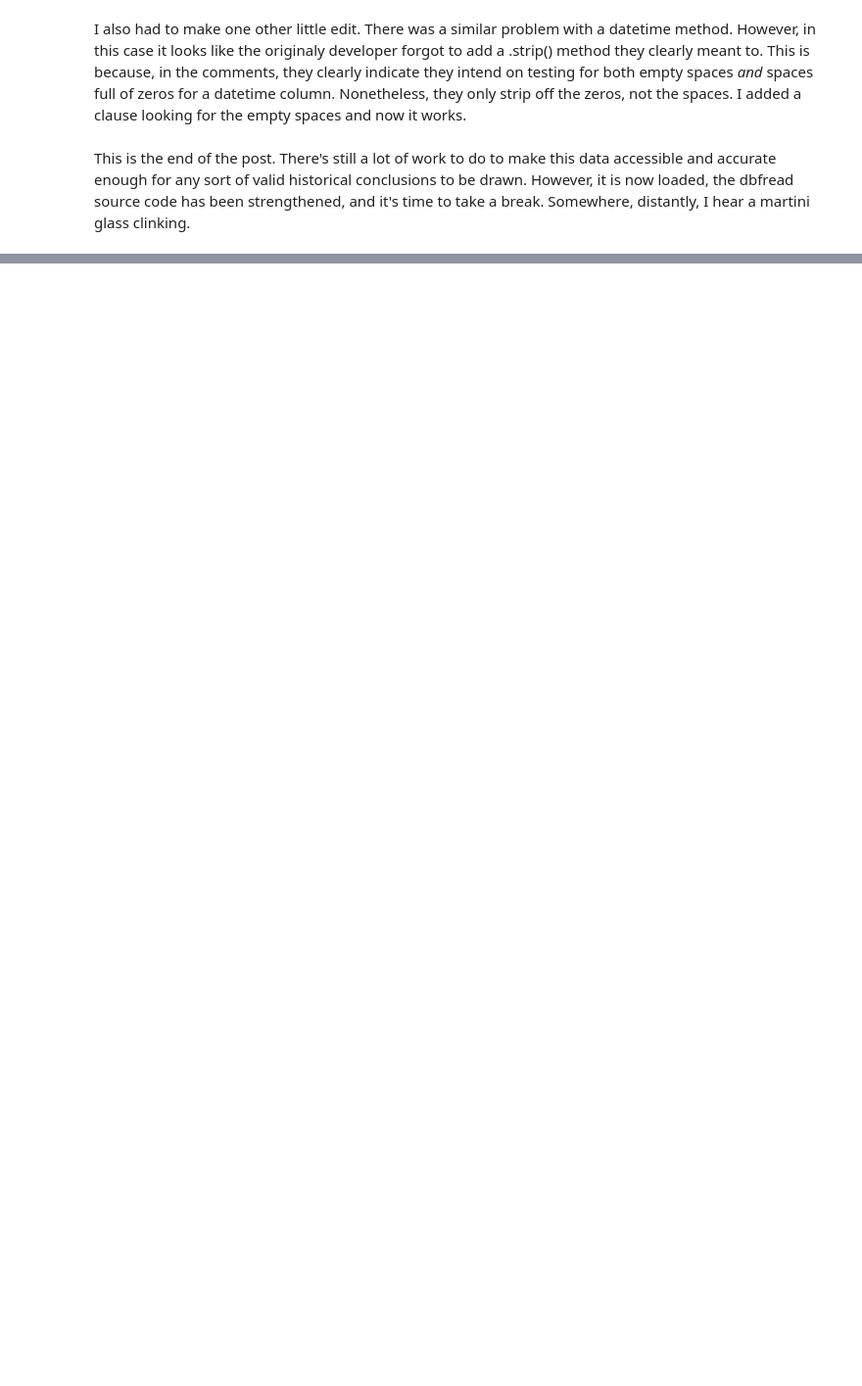
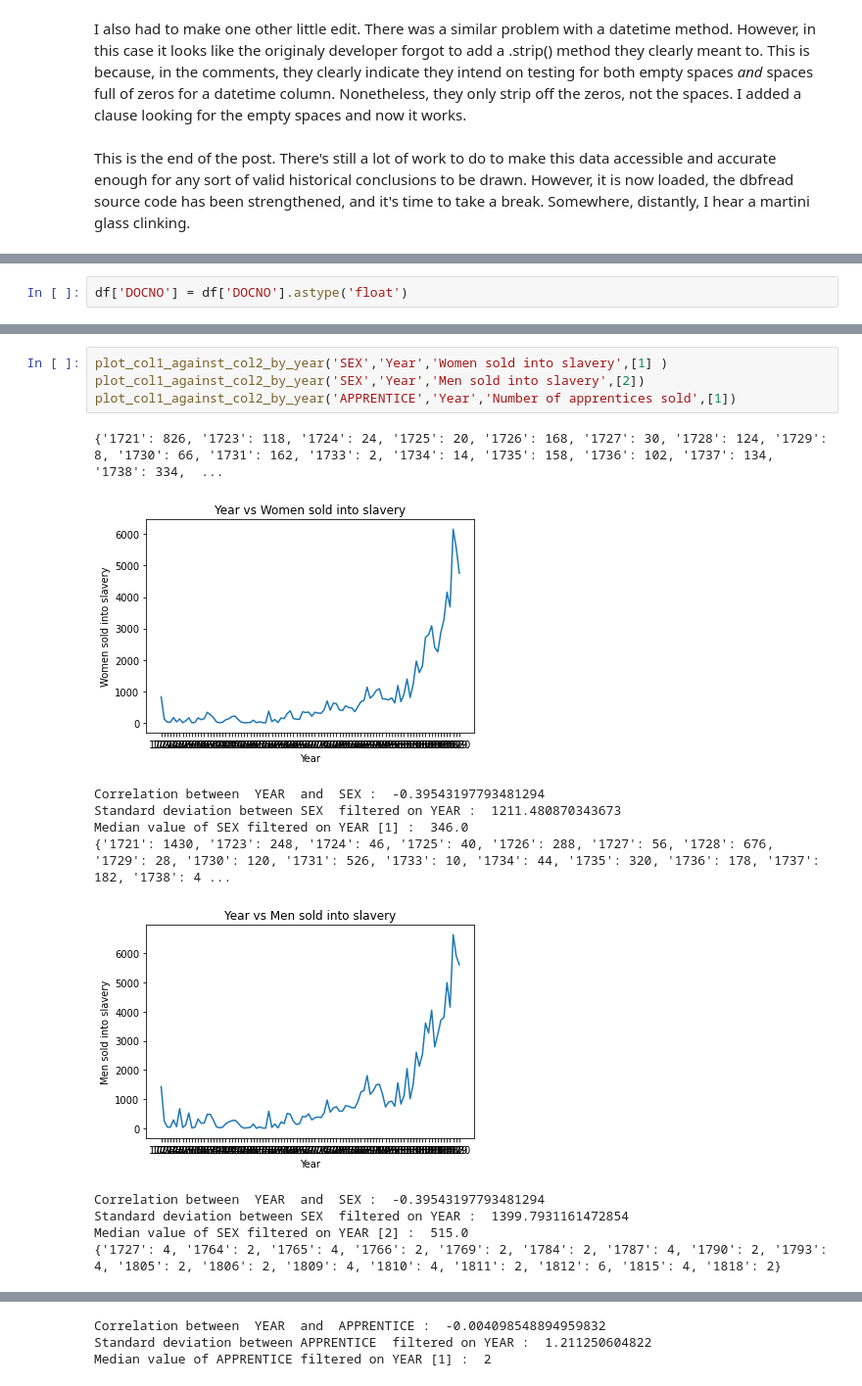
Before and after one commit to janneyt/Slave-Experience-Data-Analysis, a Jupyter notebook: SlaveExperienceLouisianaPart1(1).ipynb, the cells around one changed output, grey strips where cells are left out. Shown: that part at 98% size. Drawn from its saved outputs; the diff is of its cells as text; blank space fills up the shorter version.

```diff
--- a/SlaveExperienceLouisianaPart1(1).ipynb
+++ b/SlaveExperienceLouisianaPart1(1).ipynb
@@ -123,0 +735,2 @@ This is the end of the post. There's still a lot of work to do to make this data
+# %%
+df['DOCNO'] = df['DOCNO'].astype('float')
@@ -123,0 +1479,16 @@ This is the end of the post. There's still a lot of work to do to make this data
+# %%
+plot_col1_against_col2_by_year('SEX','Year','Women sold into slavery',[1] )
+plot_col1_against_col2_by_year('SEX','Year','Men sold into slavery',[2])
+plot_col1_against_col2_by_year('APPRENTICE','Year','Number of apprentices sold',[1])
+# %% [output]
+{'1721': 826, '1723': 118, '1724': 24, '1725': 20, '1726': 168, '1727': 30, '1728': 124, '1729': 8, '1730': 66, '1731': 162, '1733': 2, '1734': 14, '1735': 158, '1736': 102, '1737': 134, '1738': 334,  ...
+[figure, added]
+Correlation between  YEAR  and  SEX :  -0.39543197793481294
+Standard deviation between SEX  filtered on YEAR :  1211.480870343673
+Median value of SEX filtered on YEAR [1] :  346.0
+{'1721': 1430, '1723': 248, '1724': 46, '1725': 40, '1726': 288, '1727': 56, '1728': 676, '1729': 28, '1730': 120, '1731': 526, '1733': 10, '1734': 44, '1735': 320, '1736': 178, '1737': 182, '1738': 4 ...
+[figure, added]
+Correlation between  YEAR  and  SEX :  -0.39543197793481294
+Standard deviation between SEX  filtered on YEAR :  1399.7931161472854
+Median value of SEX filtered on YEAR [2] :  515.0
+{'1727': 4, '1764': 2, '1765': 4, '1766': 2, '1769': 2, '1784': 2, '1787': 4, '1790': 2, '1793': 4, '1805': 2, '1806': 2, '1809': 4, '1810': 4, '1811': 2, '1812': 6, '1815': 4, '1818': 2}
@@ -123,0 +1496,3 @@ This is the end of the post. There's still a lot of work to do to make this data
+Correlation between  YEAR  and  APPRENTICE :  -0.004098548894959832
+Standard deviation between APPRENTICE  filtered on YEAR :  1.211250604822
+Median value of APPRENTICE filtered on YEAR [1] :  2
```
Also changed, not shown: parts of 200 cells of this notebook.
